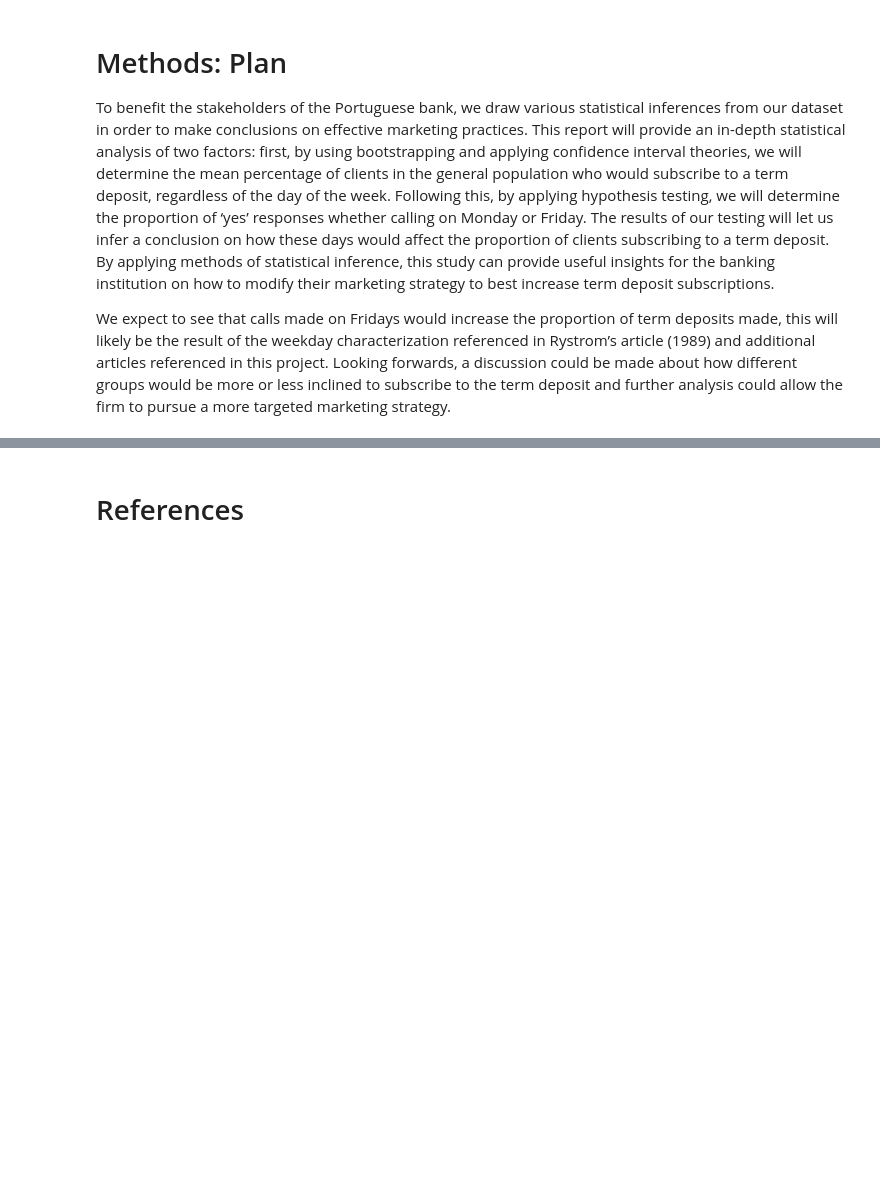
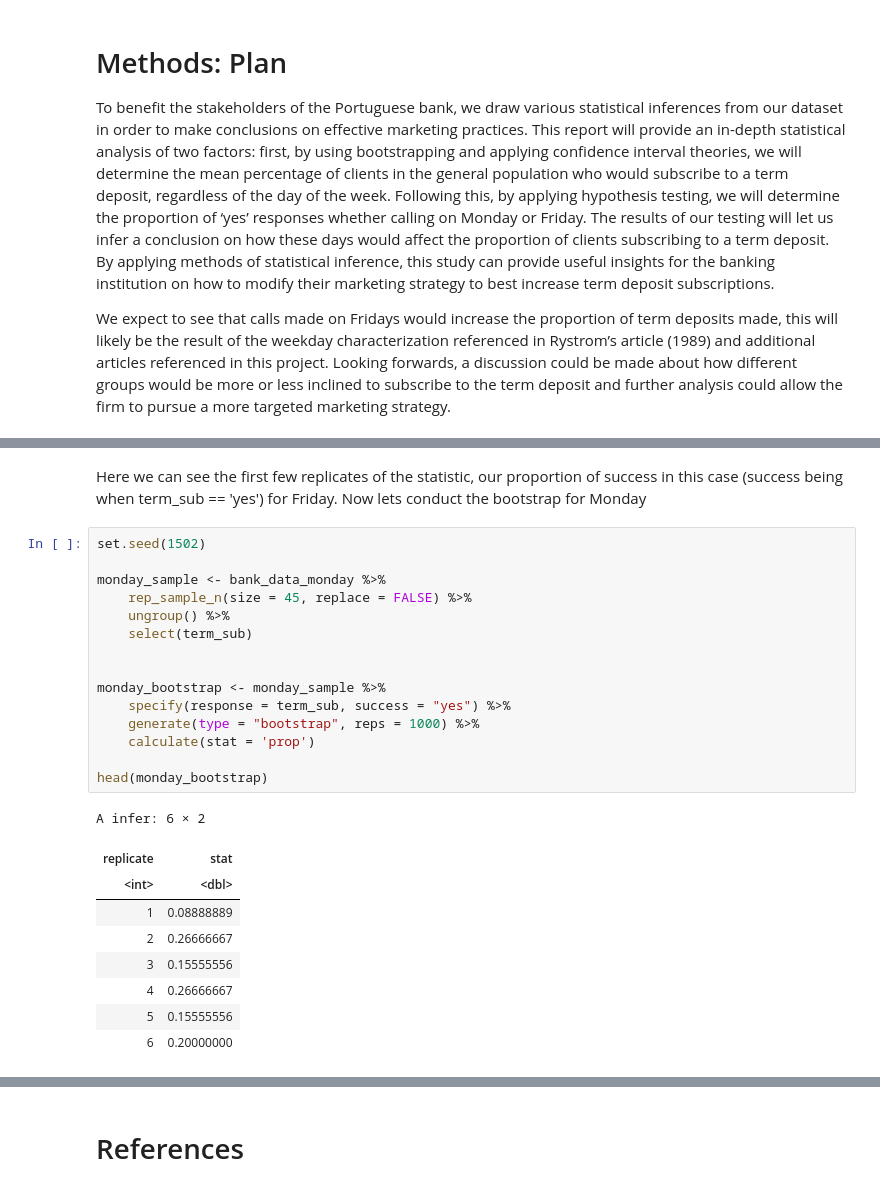
Before and after one commit to celike1/STAT201-Project, a Jupyter notebook: eda.ipynb, the cells around one changed output, grey strips where cells are left out. Saved outputs shown, nothing was run; the diff lists cells and outputs as text; blank space fills up the shorter version.

```diff
--- a/eda.ipynb
+++ b/eda.ipynb
@@ -182,0 +262,27 @@ We expect to see that calls made on Fridays would increase the proportion of ter
+# %% [markdown]
+Here we can see the first few replicates of the statistic, our proportion of success in this case (success being when term_sub == 'yes') for Friday. Now lets conduct the bootstrap for Monday
+# %%
+set.seed(1502)
+
+monday_sample <- bank_data_monday %>%
+    rep_sample_n(size = 45, replace = FALSE) %>%
+    ungroup() %>%
+    select(term_sub)
+
+
+monday_bootstrap <- monday_sample %>%
+    specify(response = term_sub, success = "yes") %>%
+    generate(type = "bootstrap", reps = 1000) %>%
+    calculate(stat = 'prop')
+
+head(monday_bootstrap)
+# %% [output]
+A infer: 6 × 2
+| replicate | stat |
+| <int> | <dbl> |
+| 1 | 0.08888889 |
+| 2 | 0.26666667 |
+| 3 | 0.15555556 |
+| 4 | 0.26666667 |
+| 5 | 0.15555556 |
+| 6 | 0.20000000 |
```
Also changed, not shown: parts of 12 cells of this notebook.
